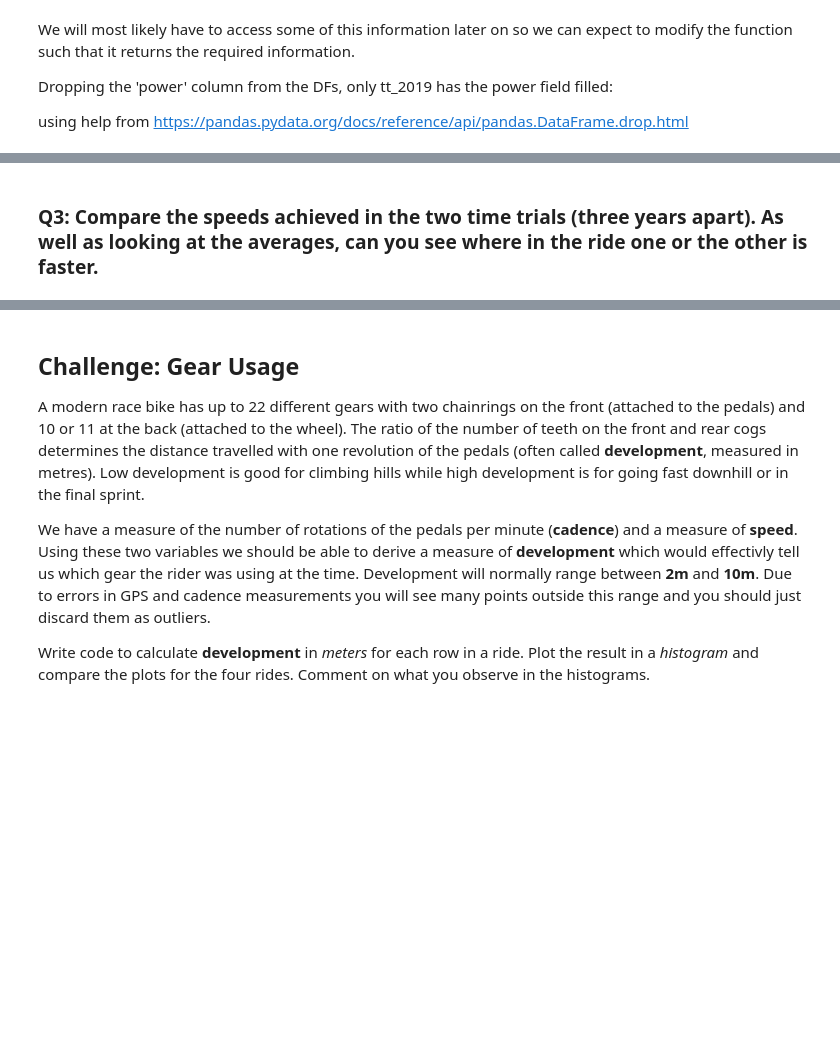
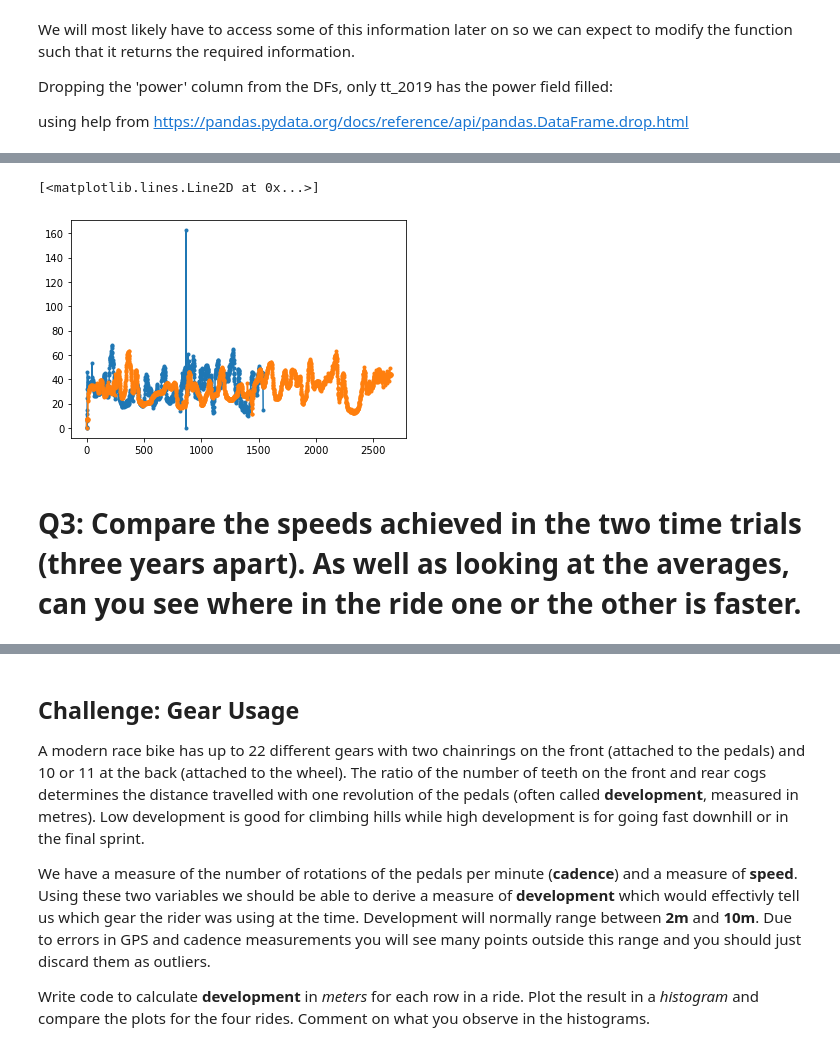
Before and after one commit to MQCOMP2200-S2-2021/Data-Science-Labs, a Jupyter notebook: Portfolio 1.ipynb, the cells around one changed output, grey strips where cells are left out. Saved outputs shown, nothing was run; the diff lists cells and outputs as text; code cells hidden in the pictures; blank space fills up the shorter version.

```diff
--- a/Portfolio 1.ipynb
+++ b/Portfolio 1.ipynb
@@ -355,3 +399,9 @@ test
+# %%
+plt.plot(tt_16new['speed'], marker= '.')
+plt.plot(tt_19new['speed'], marker= '.')
+# %% [output]
+[<matplotlib.lines.Line2D at 0x...>]
+[figure, added]
 # %% [markdown]
-### Q3: Compare the speeds achieved in the two time trials (three years apart).  As well as looking at the averages, can you see where in the ride one or the other is faster.
+# Q3: Compare the speeds achieved in the two time trials (three years apart).  As well as looking at the averages, can you see where in the ride one or the other is faster.
 # %% [markdown]
```
Also changed, not shown: parts of 22 cells of this notebook.
